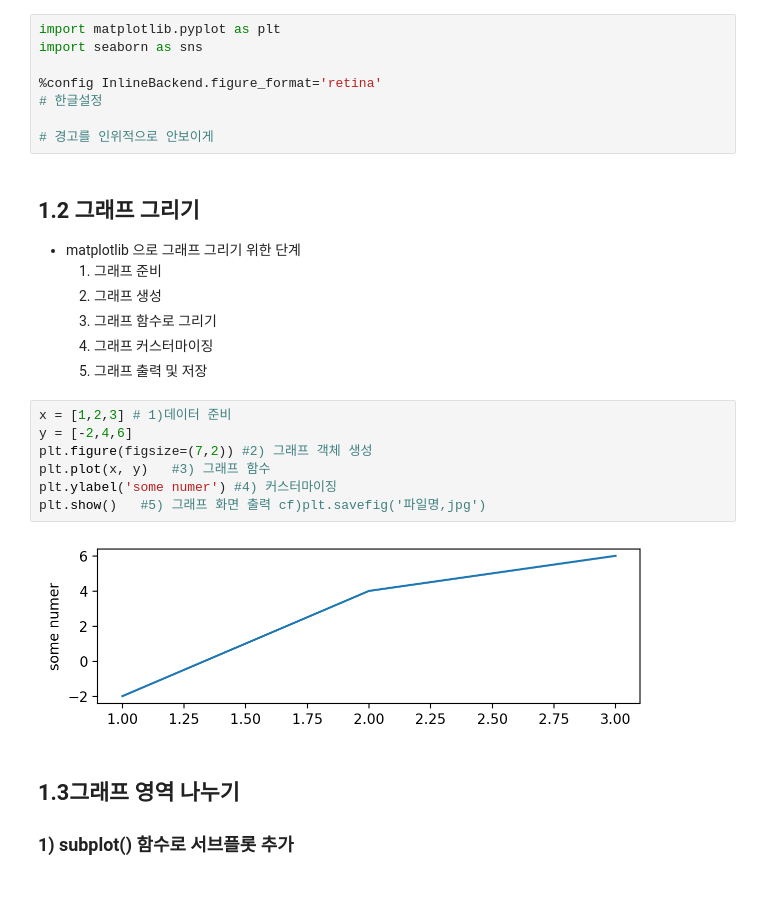
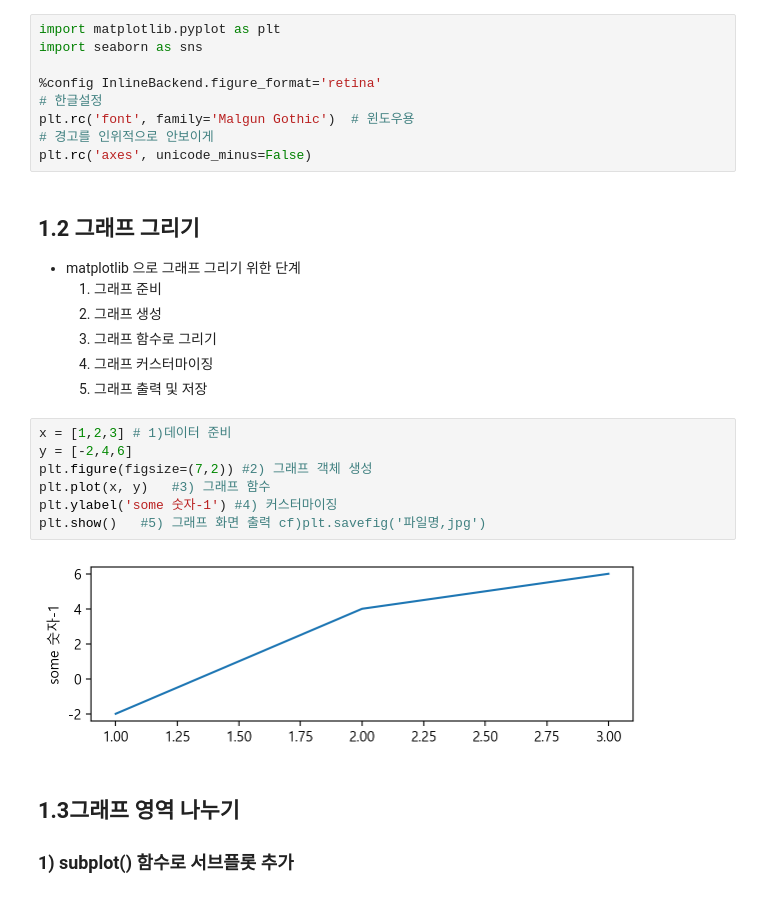
Before and after one commit to gulbiworker/Ai_x, a Jupyter notebook: source/01_python/ch_12 데이터 시각화.ipynb, the cells around one changed output. Drawn from its saved outputs; the diff is of its cells as text.

```diff
--- a/source/01_python/ch_12 데이터 시각화.ipynb
+++ b/source/01_python/ch_12 데이터 시각화.ipynb
@@ -32,8 +32,9 @@ import seaborn as sns
 
 %config InlineBackend.figure_format='retina'
 # 한글설정
-
+plt.rc('font', family='Malgun Gothic')  # 윈도우용
 # 경고를 인위적으로 안보이게
+plt.rc('axes', unicode_minus=False)
 # %% [markdown]
 ## 1.2 그래프 그리기
 - matplotlib 으로 그래프 그리기 위한 단계
@@ -45,12 +46,12 @@ import seaborn as sns
 # %%
 x = [1,2,3] # 1)데이터 준비
 y = [-2,4,6]
 plt.figure(figsize=(7,2)) #2) 그래프 객체 생성
 plt.plot(x, y)   #3) 그래프 함수
-plt.ylabel('some numer') #4) 커스터마이징
+plt.ylabel('some 숫자-1') #4) 커스터마이징
 plt.show()   #5) 그래프 화면 출력 cf)plt.savefig('파일명,jpg')
 # %% [output]
-[figure, old version]
+[figure, new version]
 # %% [markdown]
 ## 1.3그래프 영역 나누기
 ### 1) subplot() 함수로 서브플롯 추가
```
Also changed, not shown: parts of 26 cells of this notebook, 11 other files.
